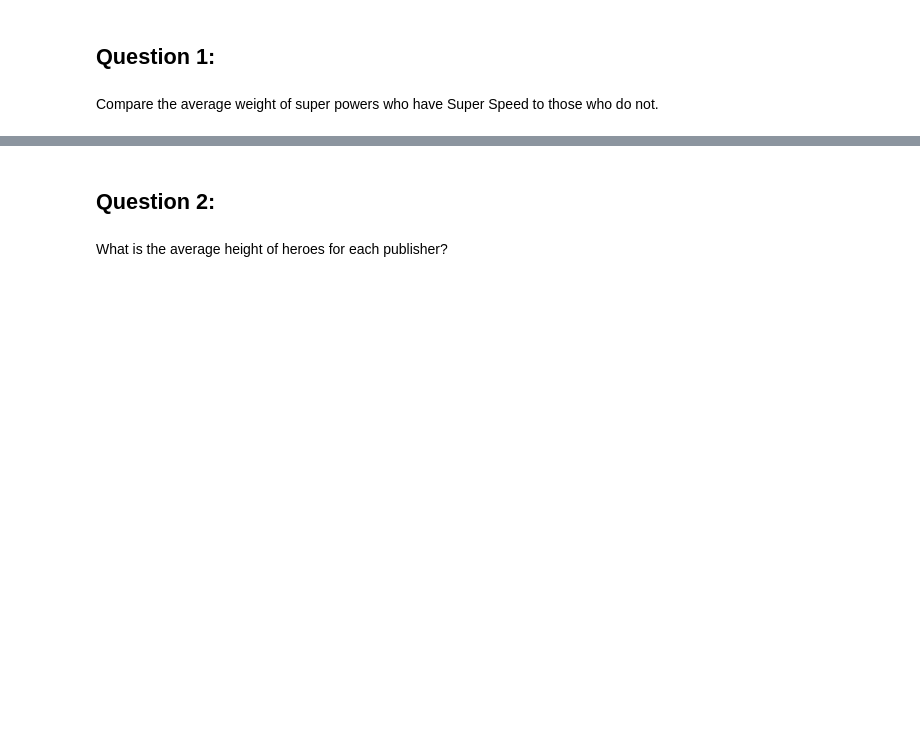
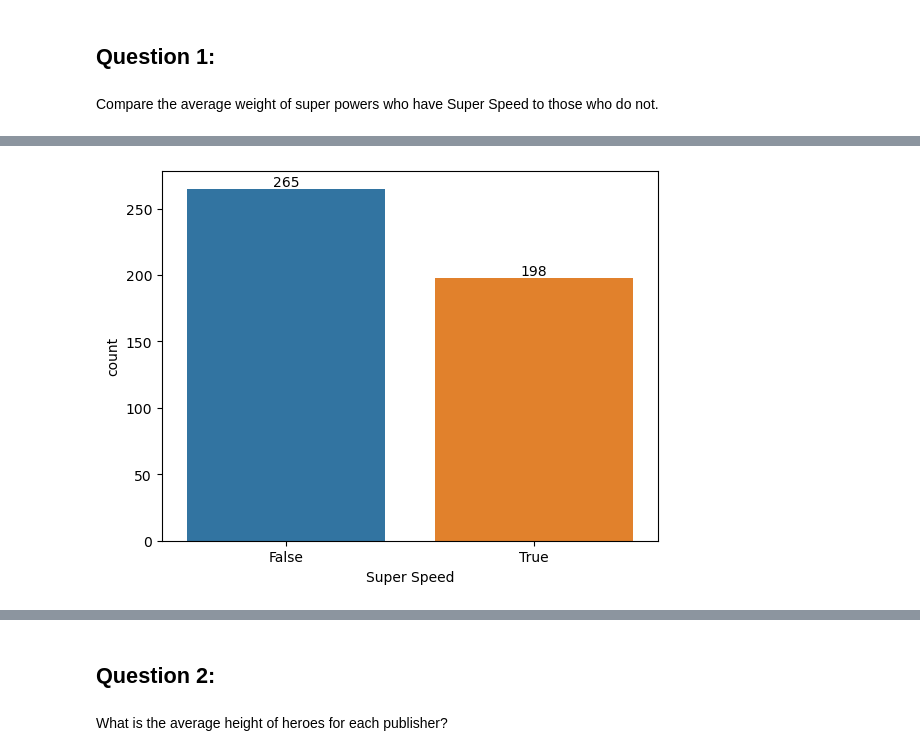
Before and after one commit to Osmayda/Applying-Advanced-Transformations--Core-, a Jupyter notebook: Applying Advanced Transformations.ipynb, the cells around one changed output, grey strips where cells are left out. Cells and saved outputs as stored; diff of their text form; code cells hidden in the pictures; blank space fills up the shorter version.

```diff
--- a/Applying Advanced Transformations.ipynb
+++ b/Applying Advanced Transformations.ipynb
@@ -205,3 +205,6 @@ df.head()
 | 2 | Male | Ungaran | good | No Hair | blue | red | Abin Sur | DC Comics | 185.0 | ... |
 | 3 | Male | Human / Radiation | bad | No Hair | green | Unknown | Abomination | Marvel Comics | 203.0 | ... |
 | 4 | Male | Human | bad | No Hair | blue | Unknown | Absorbing Man | Marvel Comics | 193.0 | ... |
+# %%
+df['Weight (kg)'] = df['Weight (kg)'].astype('float')
+type(df['Weight (kg)'][0])
@@ -324,0 +350,5 @@ Compare the average weight of super powers who have Super Speed to those who do
+# %%
+ax=sns.countplot(x=merged["Super Speed"]);
+ax.bar_label(ax.containers[0]);
+# %% [output]
+[figure, added]
```
Also changed, not shown: parts of 12 cells of this notebook.
